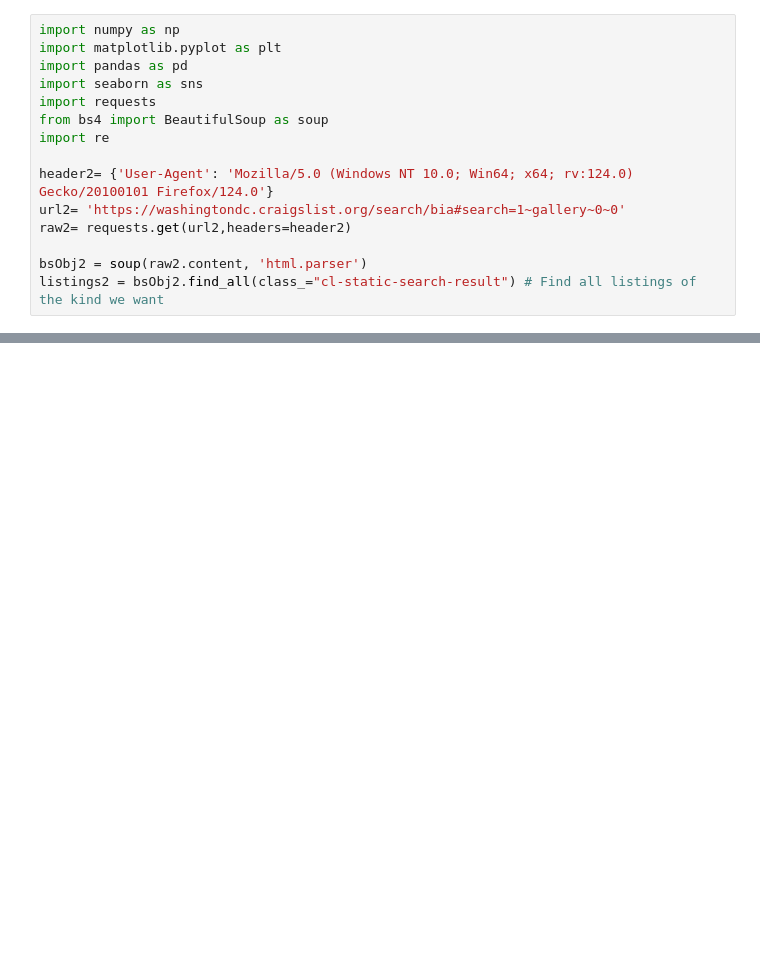
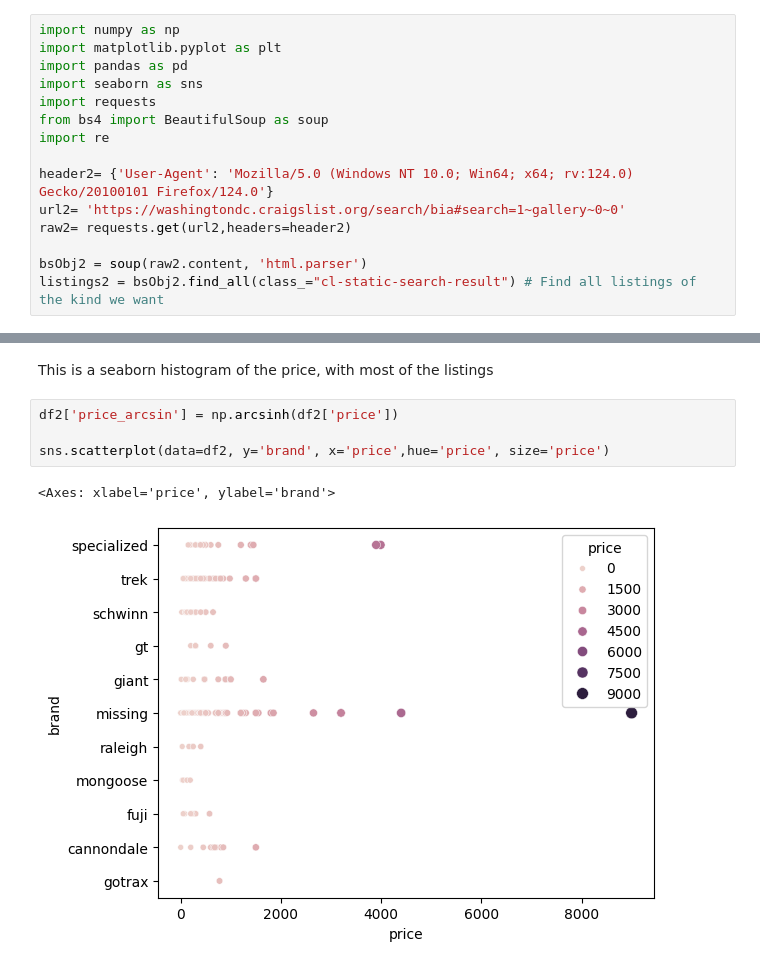
Before and after one commit to teaganabritten/wranglingfork, a Jupyter notebook: lab/lab_notebook.ipynb, the cells around one changed output, grey strips where cells are left out. Cells and saved outputs as stored; diff of their text form; blank space fills up the shorter version.

```diff
--- a/lab/lab_notebook.ipynb
+++ b/lab/lab_notebook.ipynb
@@ -306,0 +317,9 @@ Name: age, dtype: float64
+# %% [markdown]
+This is a seaborn histogram of the price, with most of the listings
+# %%
+df2['price_arcsin'] = np.arcsinh(df2['price'])
+
+sns.scatterplot(data=df2, y='brand', x='price',hue='price', size='price')
+# %% [output]
+<Axes: xlabel='price', ylabel='brand'>
+[figure, added]
```
Also changed, not shown: parts of 6 cells of this notebook.
